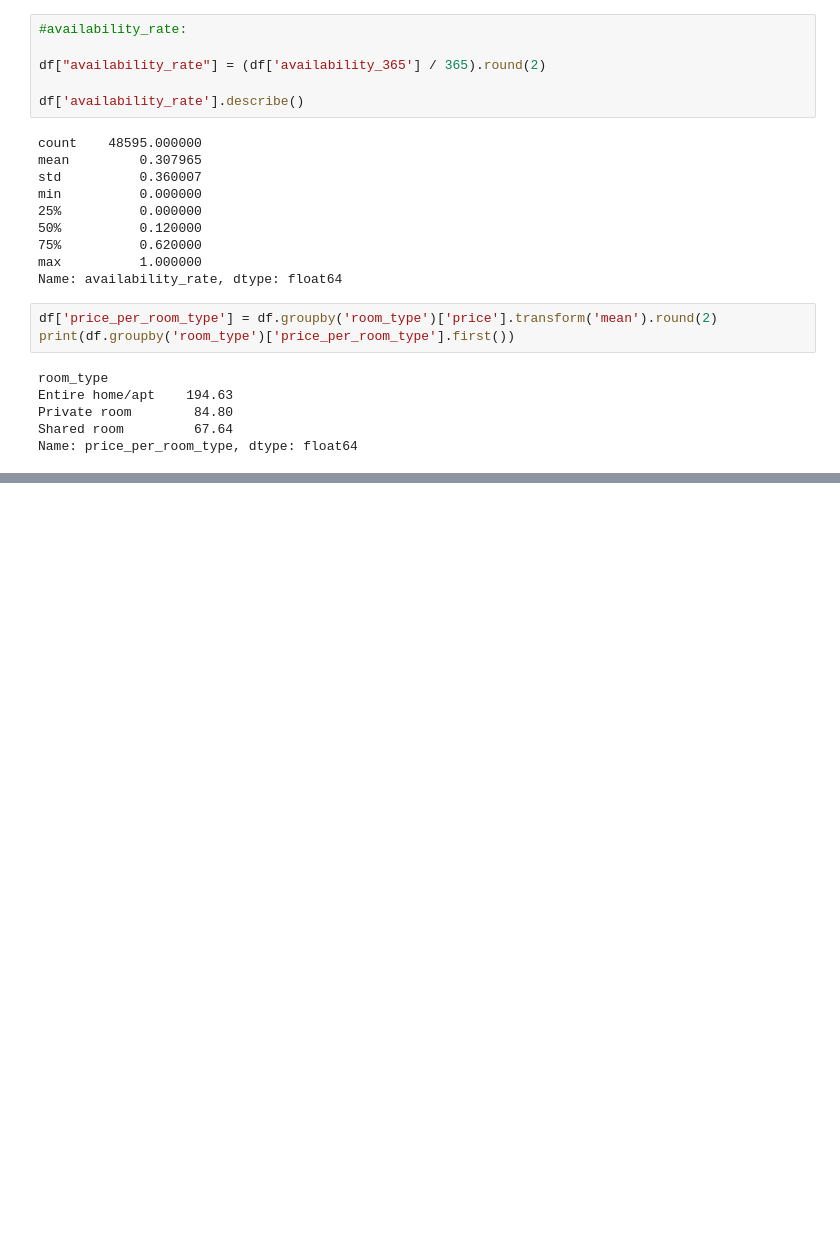
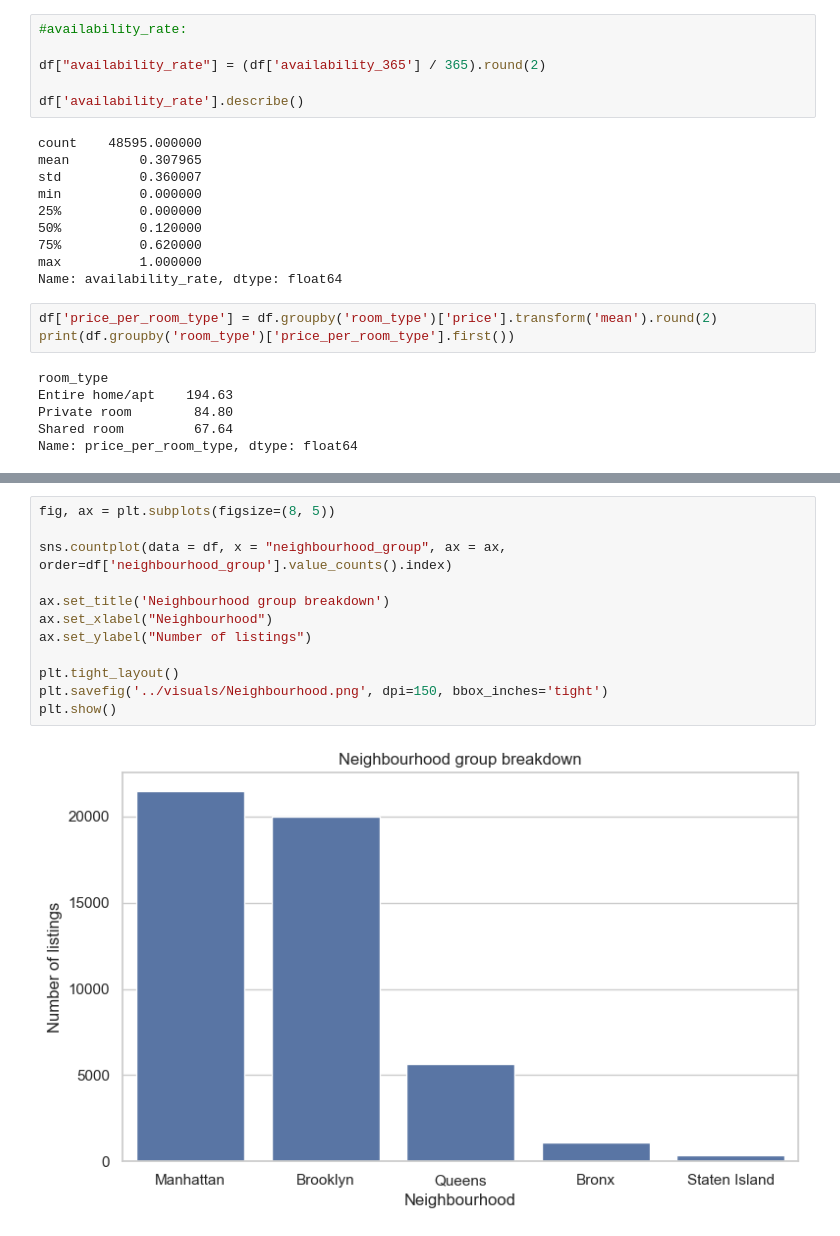
Before and after one commit to MSultanbek/airbnb-nyc-eda, a Jupyter notebook: notebooks/airbnb.ipynb, the cells around one changed output, grey strips where cells are left out. Drawn from its saved outputs; the diff is of its cells as text; blank space fills up the shorter version.

```diff
--- a/notebooks/airbnb.ipynb
+++ b/notebooks/airbnb.ipynb
@@ -296,0 +336,14 @@ Name: price_per_room_type, dtype: float64
+# %%
+fig, ax = plt.subplots(figsize=(8, 5))
+
+sns.countplot(data = df, x = "neighbourhood_group", ax = ax, order=df['neighbourhood_group'].value_counts().index)
+
+ax.set_title('Neighbourhood group breakdown')
+ax.set_xlabel("Neighbourhood")
+ax.set_ylabel("Number of listings")
+
+plt.tight_layout()
+plt.savefig('../visuals/Neighbourhood.png', dpi=150, bbox_inches='tight')
+plt.show()
+# %% [output]
+[figure, added]
```
Also changed, not shown: parts of 8 cells of this notebook, 4 other files.
